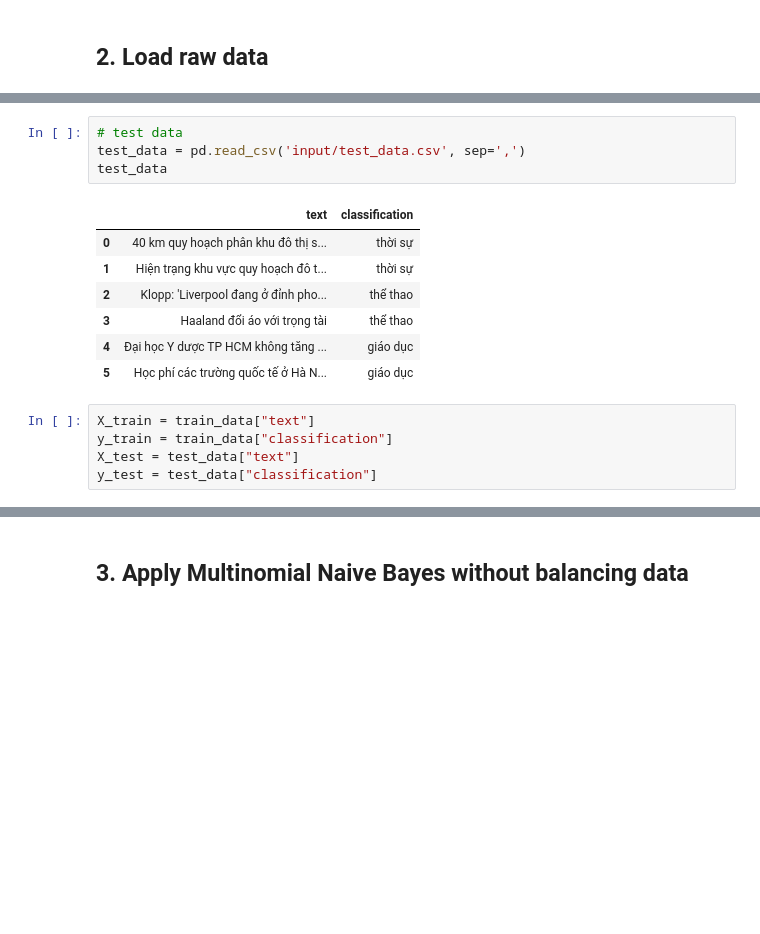
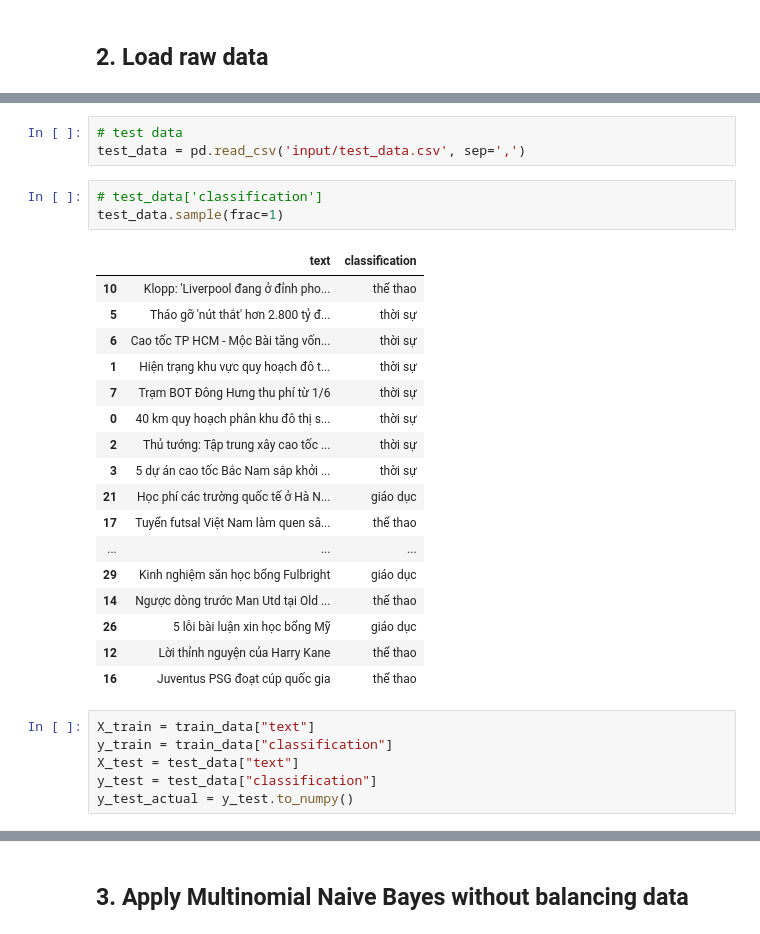
Before and after one commit to bluesky2106/python-ai, a Jupyter notebook: 03-naive_bayes/lab02/naivebayes.ipynb, the cells around one changed output, grey strips where cells are left out. Cells and saved outputs as stored; diff of their text form; blank space fills up the shorter version.

```diff
--- a/03-naive_bayes/lab02/naivebayes.ipynb
+++ b/03-naive_bayes/lab02/naivebayes.ipynb
@@ -44,17 +52,30 @@ train_data
 # %%
 # test data
 test_data = pd.read_csv('input/test_data.csv', sep=',')
-test_data
-# %% [output]
-|  | text | classification |
-| 0 | 40 km quy hoạch phân khu đô thị s... | thời sự |
-| 1 | Hiện trạng khu vực quy hoạch đô t... | thời sự |
-| 2 | Klopp: 'Liverpool đang ở đỉnh pho... | thể thao |
-| 3 | Haaland đổi áo với trọng tài | thể thao |
-| 4 | Đại học Y dược TP HCM không tăng ... | giáo dục |
-| 5 | Học phí các trường quốc tế ở Hà N... | giáo dục |
+# %%
+# test_data['classification']
+test_data.sample(frac=1)
+# %% [output]
+|  | text | classification |
+| 10 | Klopp: 'Liverpool đang ở đỉnh pho... | thể thao |
+| 5 | Tháo gỡ 'nút thắt' hơn 2.800 tỷ đ... | thời sự |
+| 6 | Cao tốc TP HCM - Mộc Bài tăng vốn... | thời sự |
+| 1 | Hiện trạng khu vực quy hoạch đô t... | thời sự |
+| 7 | Trạm BOT Đông Hưng thu phí từ 1/6 | thời sự |
+| 0 | 40 km quy hoạch phân khu đô thị s... | thời sự |
+| 2 | Thủ tướng: Tập trung xây cao tốc ... | thời sự |
+| 3 | 5 dự án cao tốc Bắc Nam sắp khởi ... | thời sự |
+| 21 | Học phí các trường quốc tế ở Hà N... | giáo dục |
+| 17 | Tuyển futsal Việt Nam làm quen sâ... | thể thao |
+| ... | ... | ... |
+| 29 | Kinh nghiệm săn học bổng Fulbright | giáo dục |
+| 14 | Ngược dòng trước Man Utd tại Old ... | thể thao |
+| 26 | 5 lỗi bài luận xin học bổng Mỹ | giáo dục |
+| 12 | Lời thỉnh nguyện của Harry Kane | thể thao |
+| 16 | Juventus PSG đoạt cúp quốc gia | thể thao |
 # %%
 X_train = train_data["text"]
 y_train = train_data["classification"]
 X_test = test_data["text"]
 y_test = test_data["classification"]
+y_test_actual = y_test.to_numpy()
```
Also changed, not shown: parts of 17 cells of this notebook, 2 other files.
